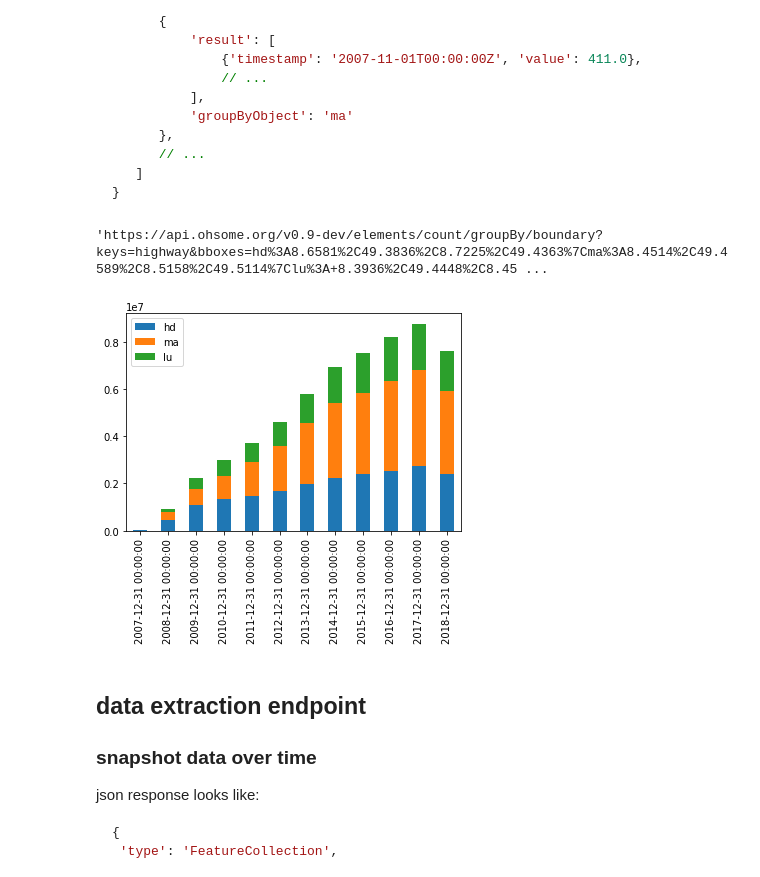
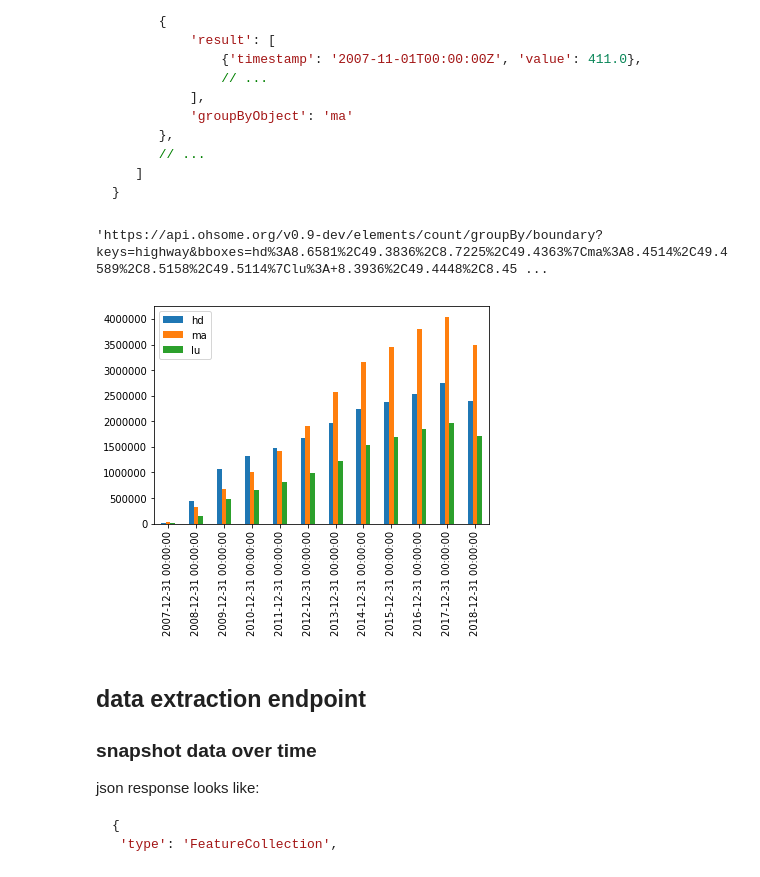
Before and after one commit to GIScience/ohsome-examples, a Jupyter notebook: python/workshop-19-03-06.ipynb, the cells around one changed output. Saved outputs shown, nothing was run; the diff lists cells and outputs as text; code cells hidden in the pictures.

```diff
--- a/python/workshop-19-03-06.ipynb
+++ b/python/workshop-19-03-06.ipynb
@@ -162,23 +162,23 @@ json response looks like this:
 # %%
 def groupBy():
     keys="highway"
     bboxes = '|'.join("{}:{}".format(k,v) for (k,v) in BBOX.items())
     res = elements("/count/groupBy/boundary"
             ,keys=keys,values=None
             ,bboxes=bboxes,time=TIME_MONTHLY
             ,types="way")
     display(res.url)
     body = res.json();
     df = pd.DataFrame()
     for groupBy in body['groupByResult']:
         series = pd.Series({row['timestamp']:row['value'] for row in groupBy['result']})
         df[groupBy['groupByObject']] = series
     df.set_index(pd.to_datetime(df.index),inplace=True)
-    df.resample('y').agg({'hd':'sum', 'ma':'sum','lu':'sum'}).plot.bar(stacked=True)
+    df.resample('y').agg({'hd':'sum', 'ma':'sum','lu':'sum'}).plot.bar()
 groupBy()
 # %% [output]
 'https://api.ohsome.org/v0.9-dev/elements/count/groupBy/boundary?keys=highway&bboxes=hd%3A8.6581%2C49.3836%2C8.7225%2C49.4363%7Cma%3A8.4514%2C49.4589%2C8.5158%2C49.5114%7Clu%3A+8.3936%2C49.4448%2C8.45 ...
-[figure, old version]
+[figure, new version]
 # %% [markdown]
 ## data extraction endpoint
 ### snapshot data over time
```
Also changed, not shown: parts of 2 cells of this notebook.
